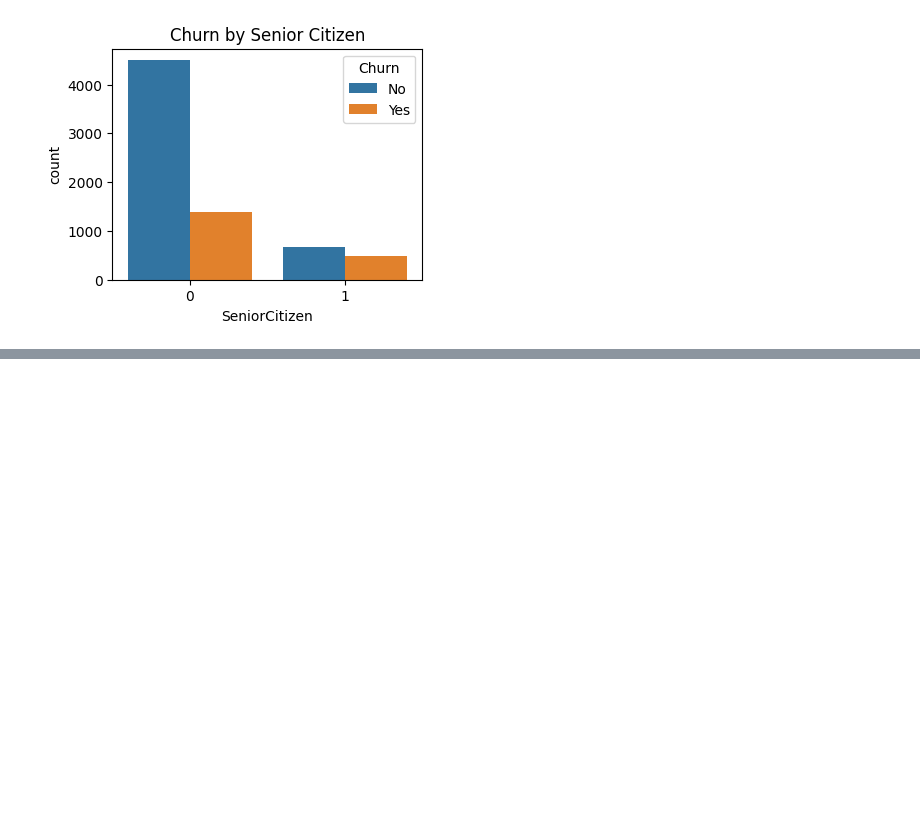
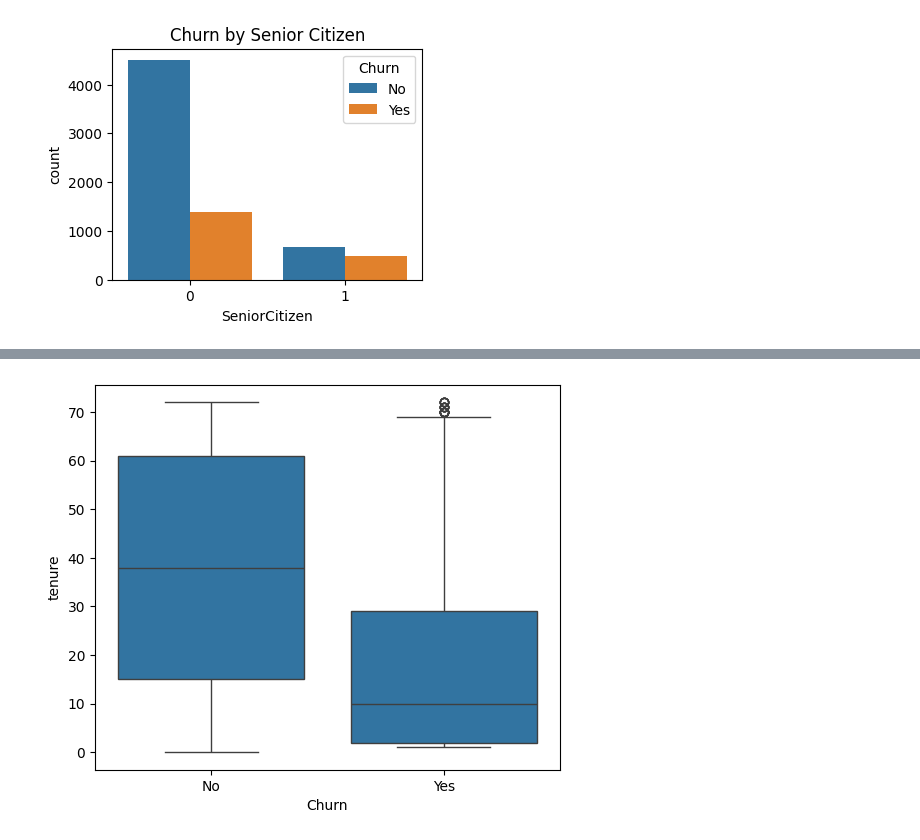
Before and after one commit to Md-Maruf-1727/Machine-Learning-Algorithms, a Jupyter notebook: Decision Tree Classifier/Customer churn prediction/code.ipynb, the cells around one changed output, grey strips where cells are left out. Saved outputs shown, nothing was run; the diff lists cells and outputs as text; code cells hidden in the pictures; blank space fills up the shorter version.

```diff
--- a/Decision Tree Classifier/Customer churn prediction/code.ipynb
+++ b/Decision Tree Classifier/Customer churn prediction/code.ipynb
@@ -105,0 +116,7 @@ plt.show()
+# %%
+# Creates a boxplot to visualize the distribution of customer tenure for each churn category.
+plt.figure(figsize=(6,5))                  # Sets the figure size for the plot.
+sns.boxplot(x='Churn', y='tenure', data=df)  # Plots a boxplot of 'tenure' grouped by 'Churn' categories.
+plt.show()                                 # Displays the boxplot.
+# %% [output]
+[figure, added]
```
Also changed, not shown: parts of 7 cells of this notebook.
